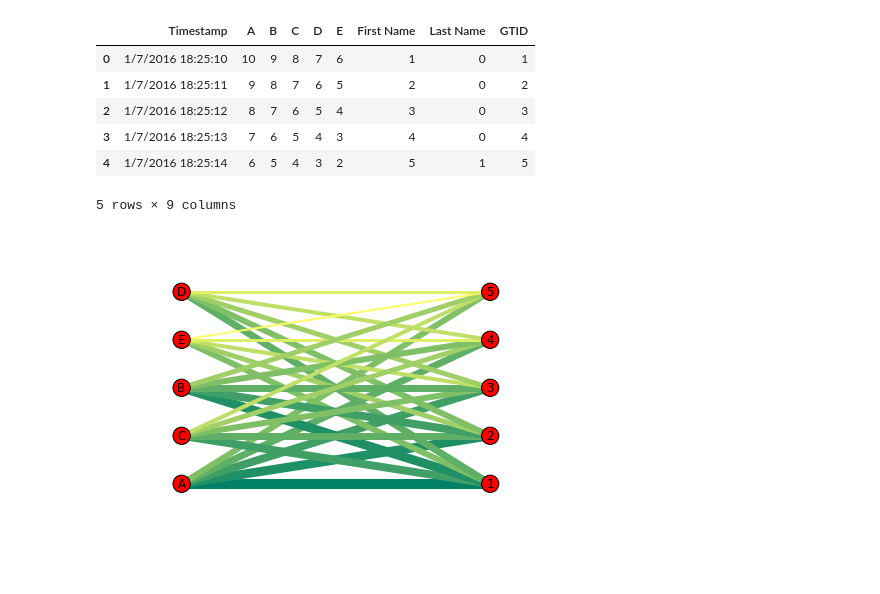
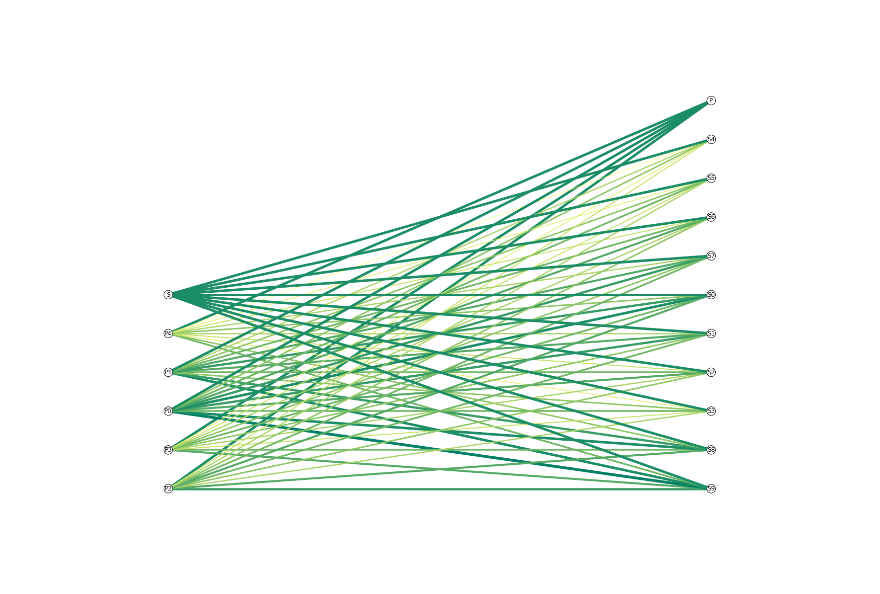
Before and after one commit to ruffsl/python_scratchbook, a Jupyter notebook: CS7616/matching/matching.ipynb, the cells around one changed output. Saved outputs shown, nothing was run; the diff lists cells and outputs as text; code cells hidden in the pictures.

Commit message:
Switching to max flow min cost also adding grouping feature and smaple data and sample generator

```diff
--- a/CS7616/matching/matching.ipynb
+++ b/CS7616/matching/matching.ipynb
@@ -4,20 +4,12 @@ import networkx as nx
 import matplotlib.pyplot as plt
 
 %matplotlib inline
-# %%
-response_file = "data/formresponses.csv"
-df = pd.read_csv(response_file)
-df
-# %% [output]
-|  | Timestamp | A | B | C | D | E | First Name | Last Name | GTID |
-| 0 | 1/7/2016 18:25:10 | 10 | 9 | 8 | 7 | 6 | 1 | 0 | 1 |
-| 1 | 1/7/2016 18:25:11 | 9 | 8 | 7 | 6 | 5 | 2 | 0 | 2 |
-| 2 | 1/7/2016 18:25:12 | 8 | 7 | 6 | 5 | 4 | 3 | 0 | 3 |
-| 3 | 1/7/2016 18:25:13 | 7 | 6 | 5 | 4 | 3 | 4 | 0 | 4 |
-| 4 | 1/7/2016 18:25:14 | 6 | 5 | 4 | 3 | 2 | 5 | 1 | 5 |
-5 rows × 9 columns
+# %%
+num_of_groups = 2
+response_file = "data/test_input_small.csv"
 # %%
-G = nx.Graph()
+df = pd.read_csv(response_file)
+G = nx.DiGraph()
 G.add_nodes_from(df['GTID'], bipartite=1)
 
 papers = list(df.keys())
@@ -27,22 +19,23 @@ G.add_nodes_from(papers, bipartite=0)
 # %%
 for index, row in df.iterrows():
     for paper in papers:
-        G.add_weighted_edges_from([(row['GTID'],paper,row[paper])])
+        G.add_edges_from([(row['GTID'], paper, {'capacity': 1, 'weight': 10-row[paper]})])
 # %%
 X, Y = nx.bipartite.sets(G)
 pos = dict()
 pos.update( (n, (1, i)) for i, n in enumerate(X) ) # put nodes from X at x=1
-pos.update( (n, (2, i)) for i, n in enumerate(Y) ) # put nodes from Y at x=2
+pos.update( (n, (10, i)) for i, n in enumerate(Y) ) # put nodes from Y at x=2
 
 edge_width = []
 edge_colors = []
-edge_cmap = plt.cm.summer_r
+edge_cmap = plt.cm.summer
 
 for (u,v,d) in G.edges(data=True):
-    edge_width.append(d['weight'])
+    edge_width.append((10-d['weight'])/2.0)
     edge_colors.append(d['weight'])
 
-nx.draw(G, pos=pos, width = edge_width, edge_color=edge_colors, with_labels=True, edge_cmap=edge_cmap)
+fig = plt.figure(figsize=[20,15])
+nx.draw(G, pos=pos, width = edge_width, edge_color=edge_colors, node_color='w', with_labels=True, arrows=False, edge_cmap=edge_cmap)
 plt.show()
 # %% [output]
-[figure, old version]
+[figure, new version]
```
Also changed, not shown: parts of 6 cells of this notebook, 5 other files.
